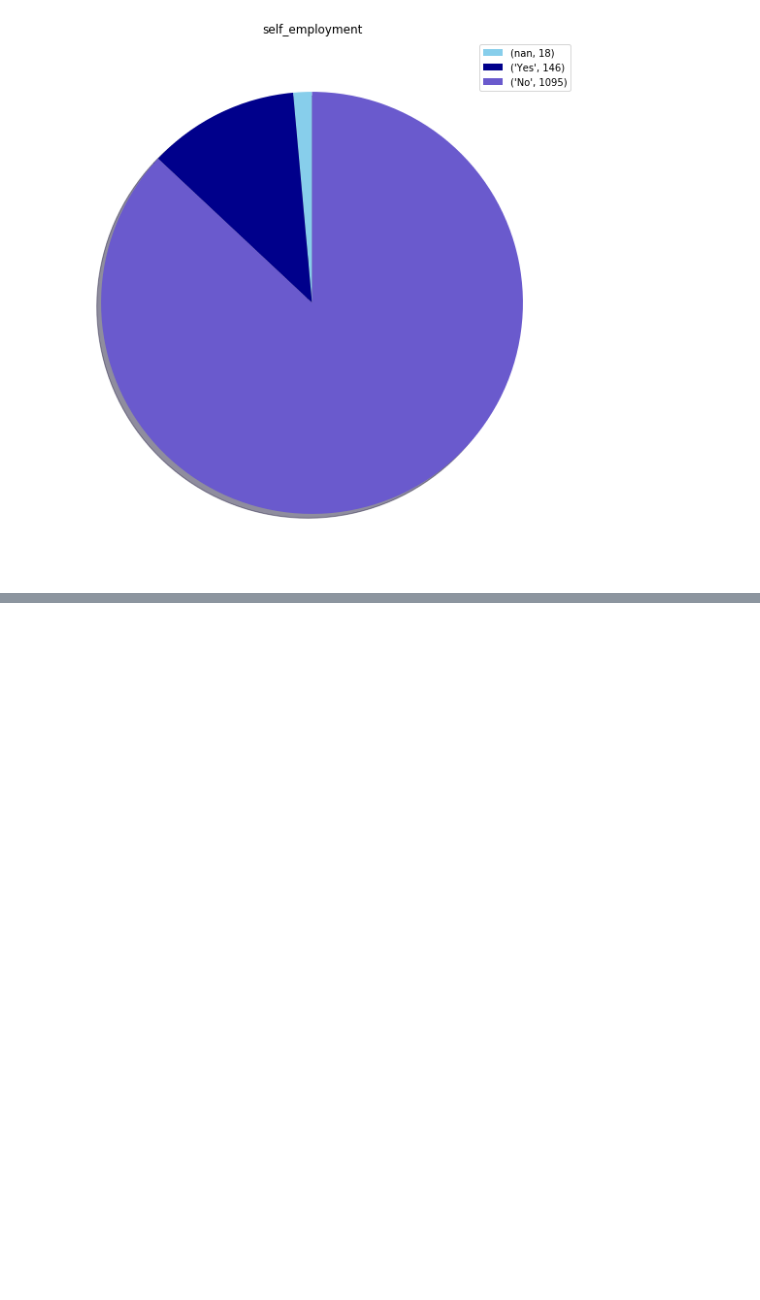
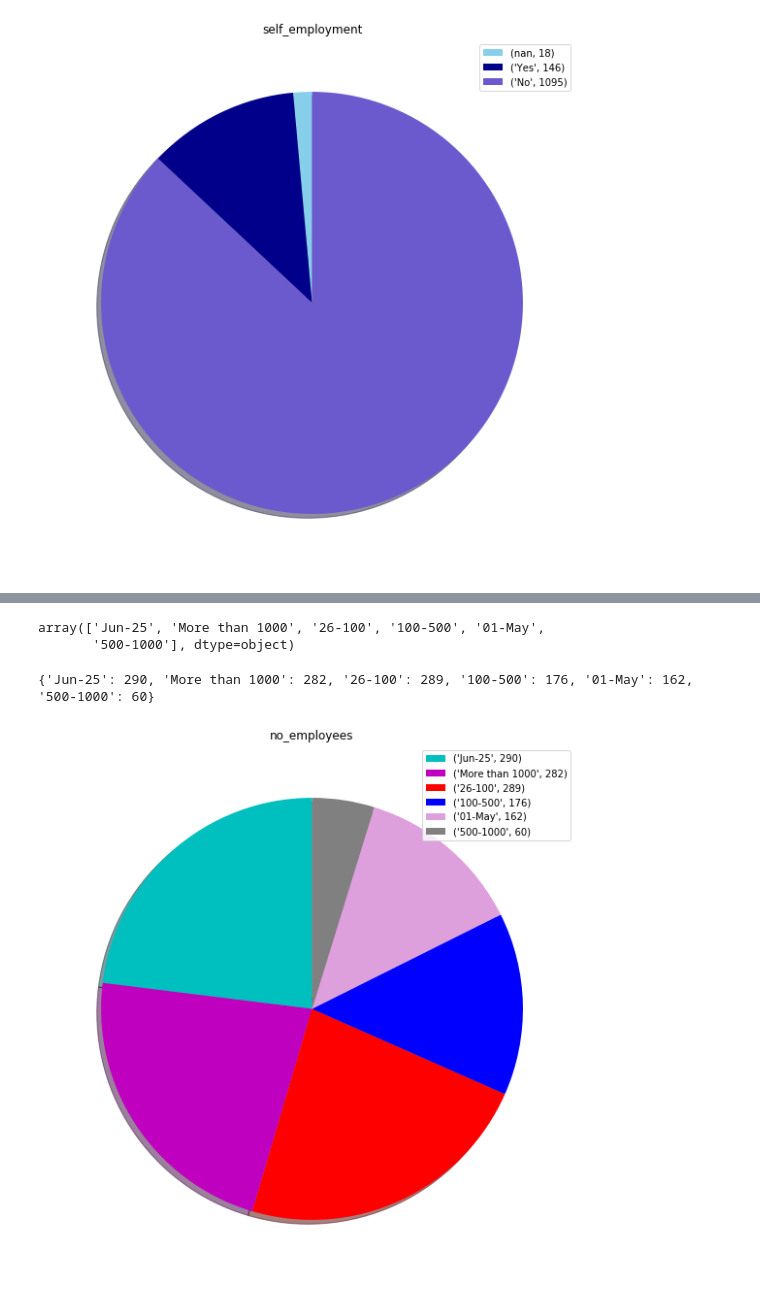
Before and after one commit to deepthiss31/Mental-Health-Analysis-in-Tech, a Jupyter notebook: codepy.ipynb, the cells around one changed output, grey strips where cells are left out. Saved outputs shown, nothing was run; the diff lists cells and outputs as text; code cells hidden in the pictures; blank space fills up the shorter version.

```diff
--- a/codepy.ipynb
+++ b/codepy.ipynb
@@ -208,0 +299,31 @@ plt.show()
+# %%
+col.iloc[:,9].unique()
+# %% [output]
+array(['Jun-25', 'More than 1000', '26-100', '100-500', '01-May',
+       '500-1000'], dtype=object)
+# %%
+no_employees_list=list(col.iloc[:,9])
+no_employees_dict=dict()
+for i in no_employees_list:
+    if i not in no_employees_dict:
+        no_employees_dict[i]=1
+    else:
+        no_employees_dict[i]=no_employees_dict[i]+1
+
+print(no_employees_dict)
+# %% [output]
+{'Jun-25': 290, 'More than 1000': 282, '26-100': 289, '100-500': 176, '01-May': 162, '500-1000': 60}
+# %%
+cols = ['c','m','r','b','plum','grey']
+# %%
+fig_size = plt.rcParams["figure.figsize"]
+fig_size[0]=10
+fig_size[1]=10
+plt.rcParams["figure.figsize"] = fig_size
+
+plt.pie(list(no_employees_dict.values()),labels=None,colors=cols,startangle=90,shadow=True)
+plt.legend(no_employees_dict.items())
+plt.title('no_employees')
+plt.show()
+# %% [output]
+[figure, added]
```
Also changed, not shown: parts of 17 cells of this notebook.
